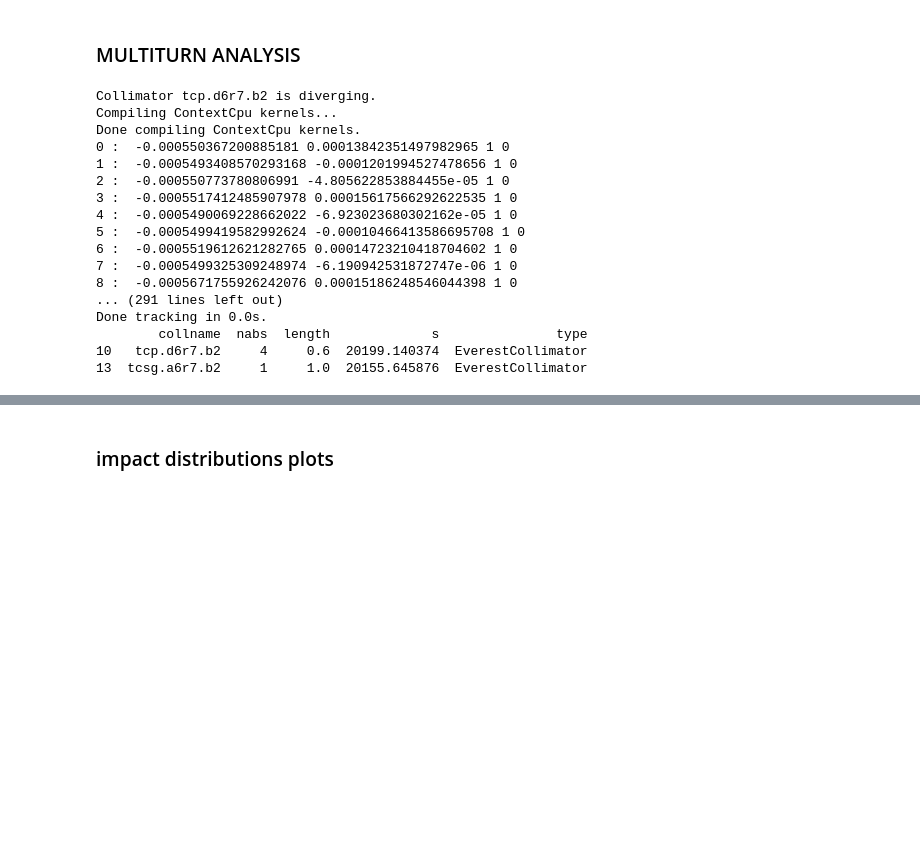
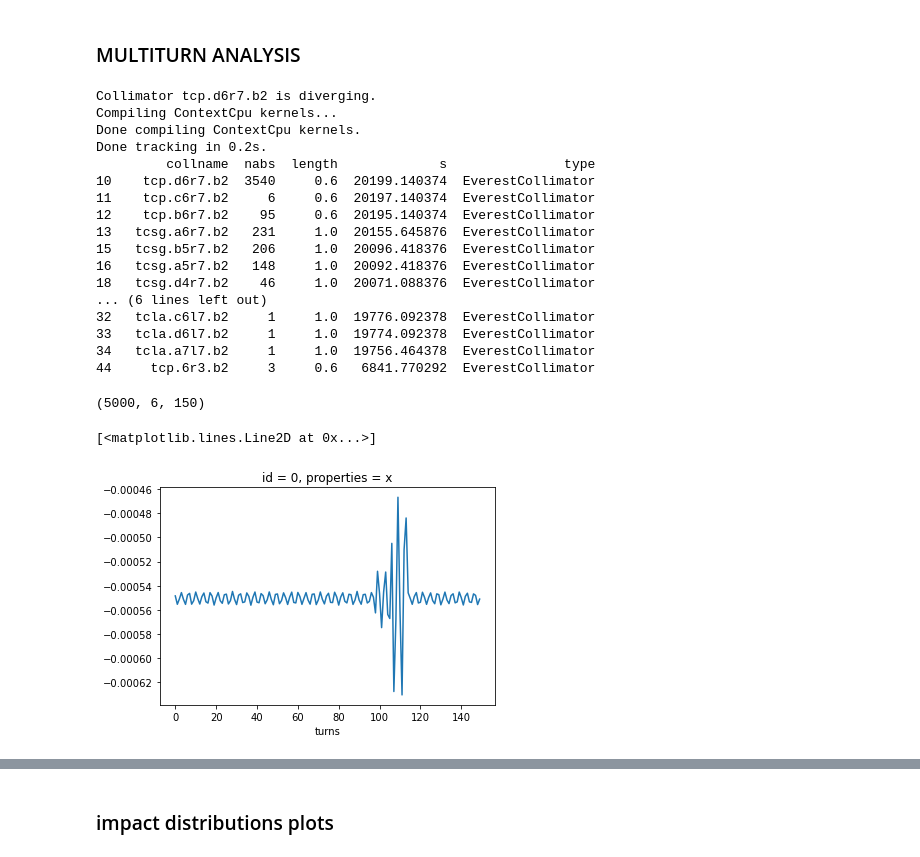
Before and after one commit to chiaramaccani/two_cryst_sim, a Jupyter notebook: Tests_notebook.ipynb, the cells around one changed output, grey strips where cells are left out. Drawn from its saved outputs; the diff is of its cells as text; code cells hidden in the pictures; blank space fills up the shorter version.

```diff
--- a/Tests_notebook.ipynb
+++ b/Tests_notebook.ipynb
@@ -284,13 +287,19 @@ TwissTable: 105542 rows, 35 cols
     # Track
     coll_manager.enable_scattering()
 
-    df = pd.DataFrame(columns=['turn', 'x', 'y', 'px', 'py', 'state', 'at_element'])
+    #df = pd.DataFrame(columns=['turn', 'x', 'y', 'px', 'py', 'state', 'at_element'])
+
+    #part_array = xr.DataArray(np.zeros((6,num_particles, num_turns)), coords=[['x', 'y', 'px', 'py', 'state','at_element'], np.arange(num_particles), np.arange(num_turns)], dims=['properties', 'id', 'turns'])
+    part_array = xr.DataArray(np.zeros((num_particles, 6, num_turns)), coords=[np.arange(num_particles),['x', 'y', 'px', 'py', 'state','at_element'], np.arange(num_turns)], dims=['id', 'properties', 'turns'])
 
     for n in range(num_turns):
         line.track(part, num_turns=1, time=True)
-        print(n, ': ', part.x[0], part.y[0], part.state[0], part.at_element[0])
-        new_row = pd.DataFrame({'turn': n, 'x':part.x[0], 'y':part.y[0], 'px':part.px[0], 'py':part.py[0], 'state':part.state[0],'at_element':part.at_element[0]}, index=[0])
-        df = pd.concat([new_row,df.loc[:]]).reset_index(drop=True)
+        #new_row = pd.DataFrame({ 'x':part.x, 'y':part.y, 'px':part.px, 'py':part.py, 'state':part.state,'at_element':part.at_element})
+        #turn_info = xr.DataArray(np.concatenate((part.x, part.y, part.px, part.py, part.state, part.at_element)).reshape(6, num_particles), coords=[['x', 'y', 'px', 'py', 'state','at_element'],np.arange(num_particles)], dims=['properties', 'id'])
+        turn_info = xr.DataArray(np.column_stack((part.x, part.y, part.px, part.py, part.state, part.at_element)).reshape(num_particles, 6), coords=[np.arange(num_particles), ['x', 'y', 'px', 'py', 'state','at_element']], dims=['id', 'properties'])
+
+        part_array[:,:,n] = turn_info
+        #df = pd.concat([new_row,df.loc[:]]).reset_index(drop=True)
 
 
     coll_manager.disable_scattering()
@@ -312,17 +321,26 @@ TwissTable: 105542 rows, 35 cols
 Collimator tcp.d6r7.b2 is diverging.
 Compiling ContextCpu kernels...
 Done compiling ContextCpu kernels.
-0 :  -0.000550367200885181 0.00013842351497982965 1 0
-1 :  -0.0005493408570293168 -0.0001201994527478656 1 0
-2 :  -0.000550773780806991 -4.805622853884455e-05 1 0
-3 :  -0.0005517412485907978 0.00015617566292622535 1 0
-4 :  -0.0005490069228662022 -6.923023680302162e-05 1 0
-5 :  -0.0005499419582992624 -0.00010466413586695708 1 0
-6 :  -0.0005519612621282765 0.00014723210418704602 1 0
-7 :  -0.0005499325309248974 -6.190942531872747e-06 1 0
-8 :  -0.0005671755926242076 0.00015186248546044398 1 0
-... (291 lines left out)
-Done tracking in 0.0s.
-        collname  nabs  length             s               type
-10   tcp.d6r7.b2     4     0.6  20199.140374  EverestCollimator
-13  tcsg.a6r7.b2     1     1.0  20155.645876  EverestCollimator
+Done tracking in 0.2s.
+         collname  nabs  length             s               type
+10    tcp.d6r7.b2  3540     0.6  20199.140374  EverestCollimator
+11    tcp.c6r7.b2     6     0.6  20197.140374  EverestCollimator
+12    tcp.b6r7.b2    95     0.6  20195.140374  EverestCollimator
+13   tcsg.a6r7.b2   231     1.0  20155.645876  EverestCollimator
+15   tcsg.b5r7.b2   206     1.0  20096.418376  EverestCollimator
+16   tcsg.a5r7.b2   148     1.0  20092.418376  EverestCollimator
+18   tcsg.d4r7.b2    46     1.0  20071.088376  EverestCollimator
+... (6 lines left out)
+32   tcla.c6l7.b2     1     1.0  19776.092378  EverestCollimator
+33   tcla.d6l7.b2     1     1.0  19774.092378  EverestCollimator
+34   tcla.a7l7.b2     1     1.0  19756.464378  EverestCollimator
+44     tcp.6r3.b2     3     0.6   6841.770292  EverestCollimator
+# %%
+part_array.shape
+# %% [output]
+(5000, 6, 150)
+# %%
+part_array.loc[0, 'x'].plot()
+# %% [output]
+[<matplotlib.lines.Line2D at 0x...>]
+[figure, added]
```
Also changed, not shown: parts of 21 cells of this notebook, 4 other files.
